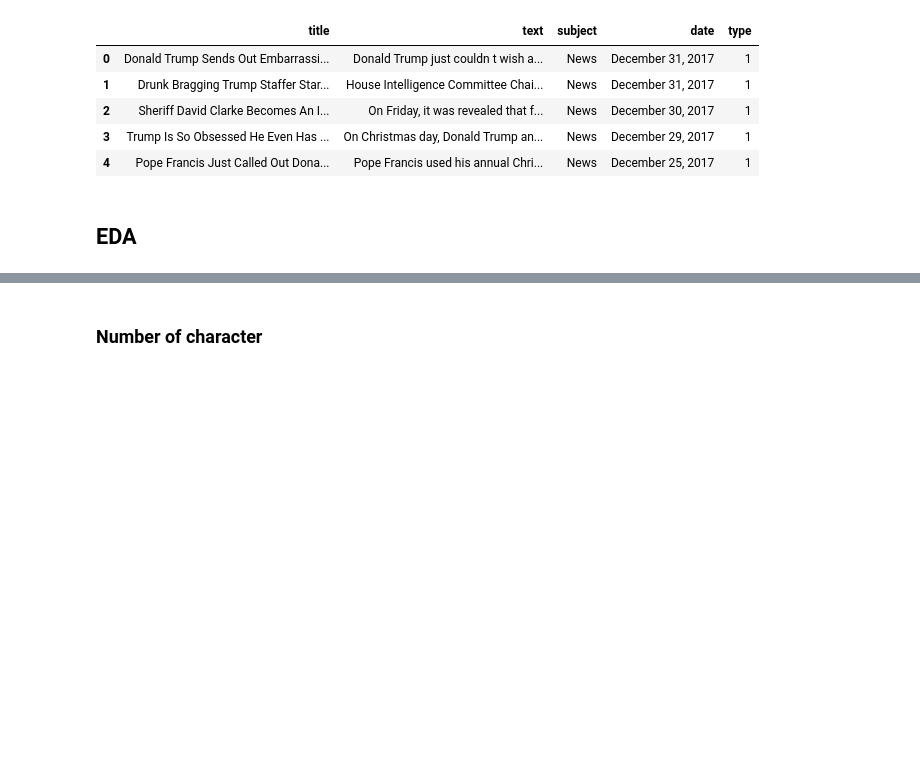
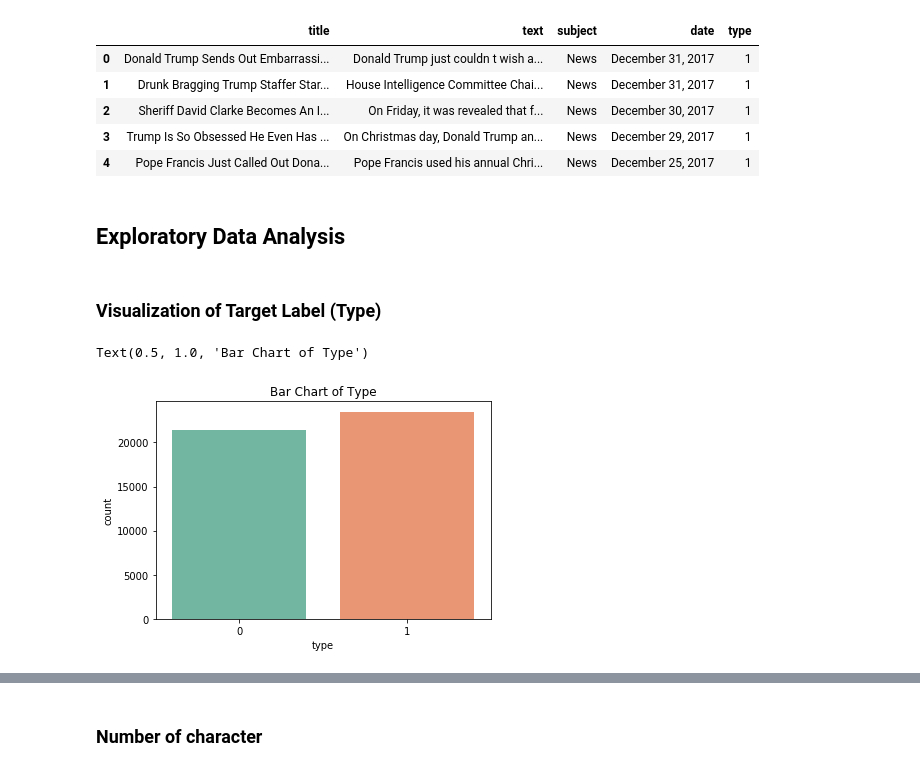
Before and after one commit to nathasyae/fake-news-prediction, a Jupyter notebook: Fake_News.ipynb, the cells around one changed output, grey strips where cells are left out. Saved outputs shown, nothing was run; the diff lists cells and outputs as text; code cells hidden in the pictures; blank space fills up the shorter version.

```diff
--- a/Fake_News.ipynb
+++ b/Fake_News.ipynb
@@ -78,5 +78,13 @@ df.head()
 | 2 | Sheriff David Clarke Becomes An I... | On Friday, it was revealed that f... | News | December 30, 2017 | 1 |
 | 3 | Trump Is So Obsessed He Even Has ... | On Christmas day, Donald Trump an... | News | December 29, 2017 | 1 |
 | 4 | Pope Francis Just Called Out Dona... | Pope Francis used his annual Chri... | News | December 25, 2017 | 1 |
-# %% [markdown]
-## EDA
+# %% [markdown]
+## Exploratory Data Analysis
+# %% [markdown]
+### Visualization of Target Label (Type)
+# %%
+ax = sns.countplot(x = "type", data = df, palette = "Set2")
+ax.set_title("Bar Chart of Type")
+# %% [output]
+Text(0.5, 1.0, 'Bar Chart of Type')
+[figure, added]
```
Also changed, not shown: parts of 17 cells of this notebook.
